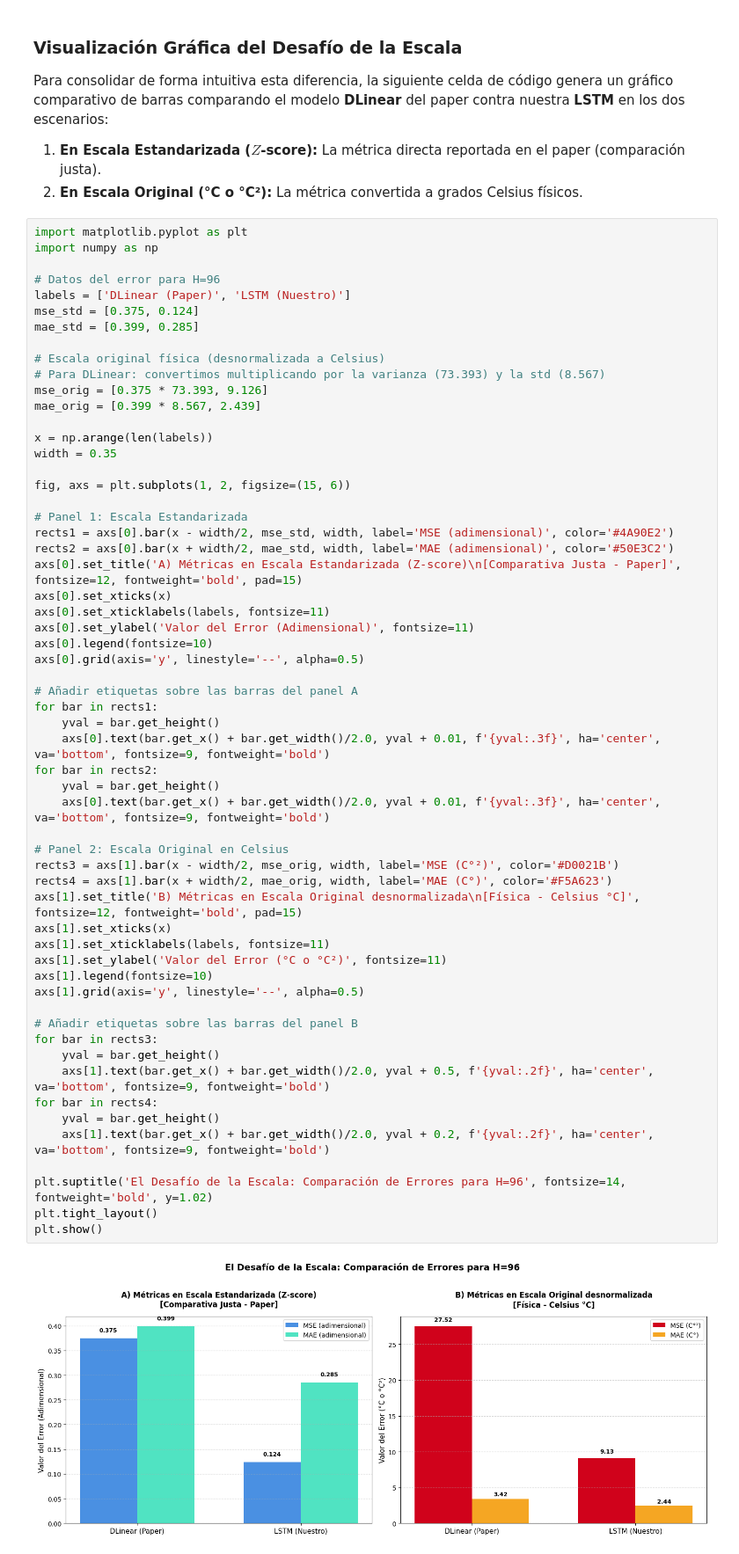
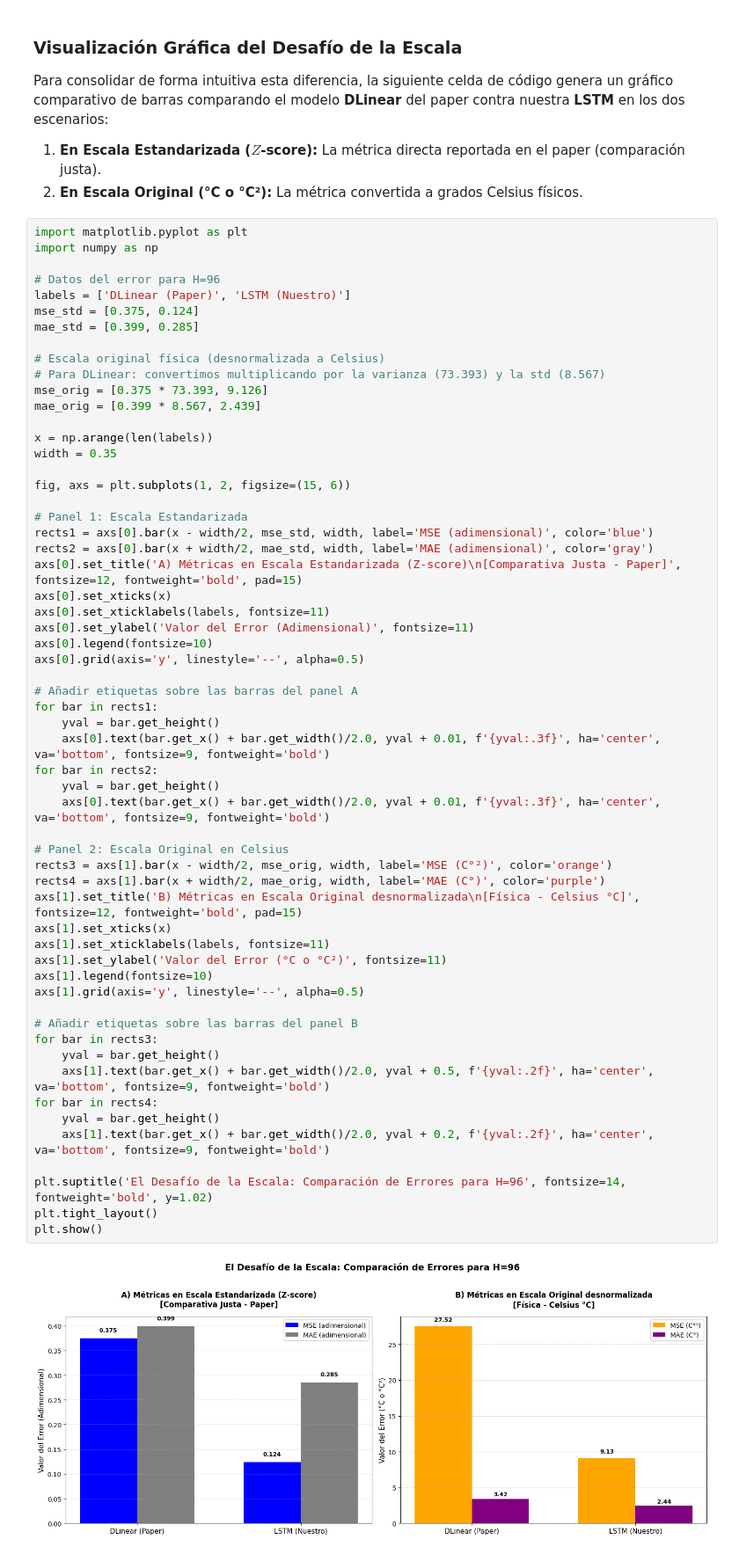
Before and after one commit to Dass-19/LTSF, a Jupyter notebook: LTSF.ipynb, the cells around one changed output. Shown at 88% size. Saved outputs shown, nothing was run; the diff lists cells and outputs as text.

```diff
--- a/LTSF.ipynb
+++ b/LTSF.ipynb
@@ -757,8 +757,8 @@ width = 0.35
 fig, axs = plt.subplots(1, 2, figsize=(15, 6))
 
 # Panel 1: Escala Estandarizada
-rects1 = axs[0].bar(x - width/2, mse_std, width, label='MSE (adimensional)', color='#4A90E2')
-rects2 = axs[0].bar(x + width/2, mae_std, width, label='MAE (adimensional)', color='#50E3C2')
+rects1 = axs[0].bar(x - width/2, mse_std, width, label='MSE (adimensional)', color='blue')
+rects2 = axs[0].bar(x + width/2, mae_std, width, label='MAE (adimensional)', color='gray')
 axs[0].set_title('A) Métricas en Escala Estandarizada (Z-score)\n[Comparativa Justa - Paper]', fontsize=12, fontweight='bold', pad=15)
 axs[0].set_xticks(x)
 axs[0].set_xticklabels(labels, fontsize=11)
@@ -767,36 +767,36 @@ axs[0].legend(fontsize=10)
 axs[0].grid(axis='y', linestyle='--', alpha=0.5)
 
 # Añadir etiquetas sobre las barras del panel A
 for bar in rects1:
     yval = bar.get_height()
     axs[0].text(bar.get_x() + bar.get_width()/2.0, yval + 0.01, f'{yval:.3f}', ha='center', va='bottom', fontsize=9, fontweight='bold')
 for bar in rects2:
     yval = bar.get_height()
     axs[0].text(bar.get_x() + bar.get_width()/2.0, yval + 0.01, f'{yval:.3f}', ha='center', va='bottom', fontsize=9, fontweight='bold')
 
 # Panel 2: Escala Original en Celsius
-rects3 = axs[1].bar(x - width/2, mse_orig, width, label='MSE (C°²)', color='#D0021B')
-rects4 = axs[1].bar(x + width/2, mae_orig, width, label='MAE (C°)', color='#F5A623')
+rects3 = axs[1].bar(x - width/2, mse_orig, width, label='MSE (C°²)', color='orange')
+rects4 = axs[1].bar(x + width/2, mae_orig, width, label='MAE (C°)', color='purple')
 axs[1].set_title('B) Métricas en Escala Original desnormalizada\n[Física - Celsius °C]', fontsize=12, fontweight='bold', pad=15)
 axs[1].set_xticks(x)
 axs[1].set_xticklabels(labels, fontsize=11)
 axs[1].set_ylabel('Valor del Error (°C o °C²)', fontsize=11)
 axs[1].legend(fontsize=10)
 axs[1].grid(axis='y', linestyle='--', alpha=0.5)
 
 # Añadir etiquetas sobre las barras del panel B
 for bar in rects3:
     yval = bar.get_height()
     axs[1].text(bar.get_x() + bar.get_width()/2.0, yval + 0.5, f'{yval:.2f}', ha='center', va='bottom', fontsize=9, fontweight='bold')
 for bar in rects4:
     yval = bar.get_height()
     axs[1].text(bar.get_x() + bar.get_width()/2.0, yval + 0.2, f'{yval:.2f}', ha='center', va='bottom', fontsize=9, fontweight='bold')
 
 plt.suptitle('El Desafío de la Escala: Comparación de Errores para H=96', fontsize=14, fontweight='bold', y=1.02)
 plt.tight_layout()
 plt.show()
 # %% [output]
-[figure, old version]
+[figure, new version]
 # %% [markdown]
 ### Distribución Empírica de Z-scores del Objetivo (OT)
 
```
Also changed, not shown: parts of 1 cell of this notebook.
